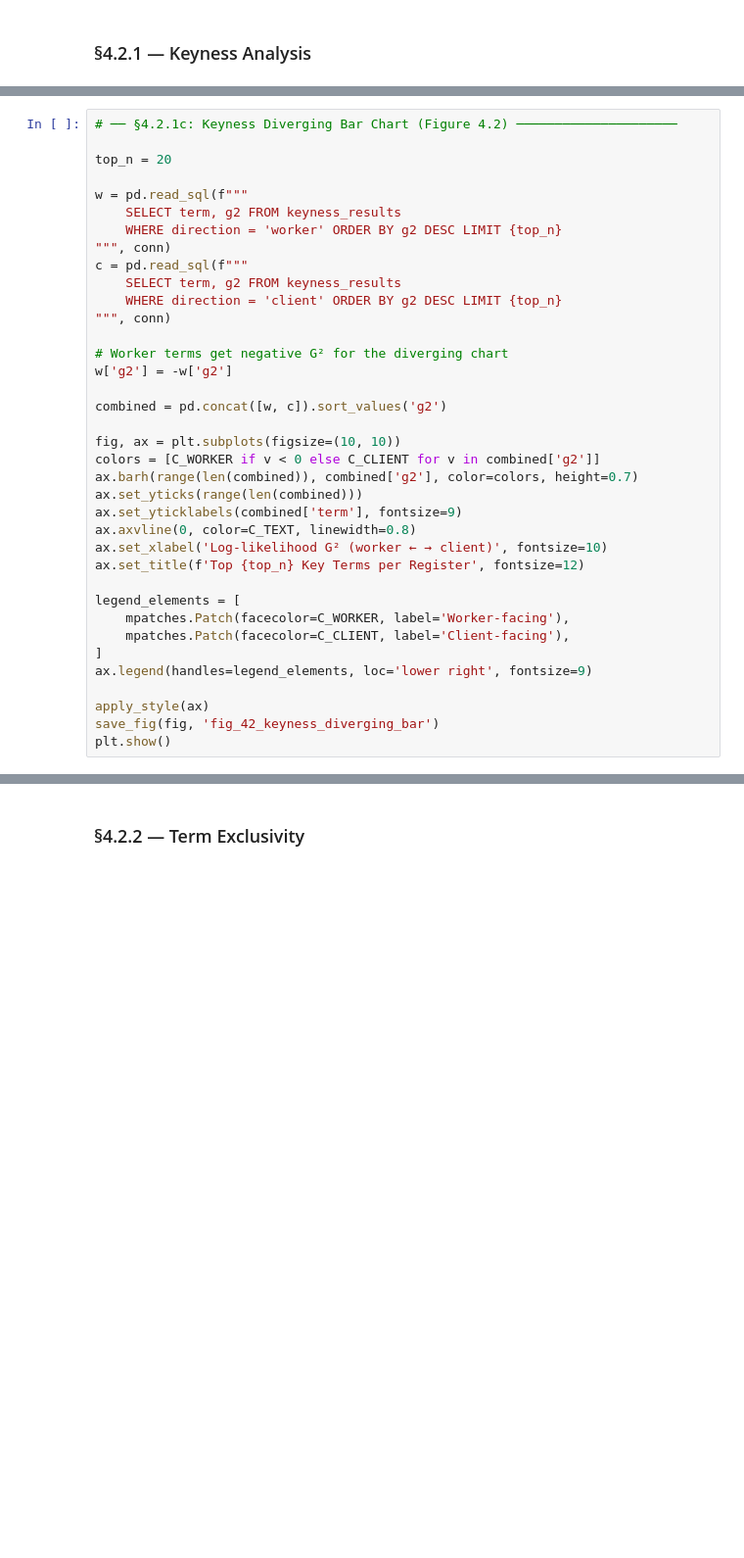
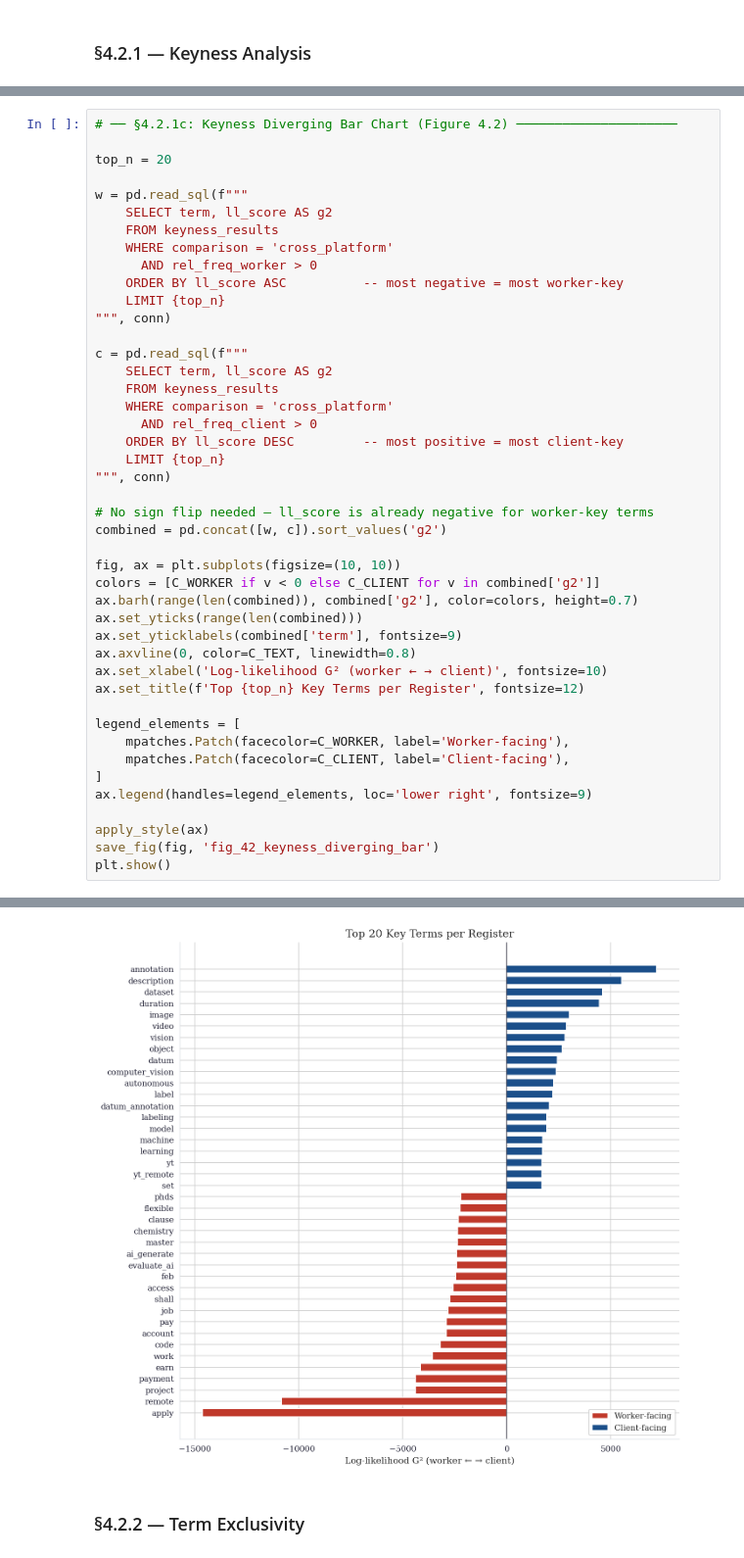
Before and after one commit to yannickkayser/DarkSideofAI, a Jupyter notebook: src2/Chapter4_Results.ipynb, the cells around one changed output, grey strips where cells are left out. Shown at 98% size. Drawn from its saved outputs; the diff is of its cells as text; blank space fills up the shorter version.

```diff
--- a/src2/Chapter4_Results.ipynb
+++ b/src2/Chapter4_Results.ipynb
@@ -377,17 +485,24 @@ print(f'\nLaTeX saved to {FIG_DIR}/tab_client_keyterms.tex')
 top_n = 20
 
 w = pd.read_sql(f"""
-    SELECT term, g2 FROM keyness_results
-    WHERE direction = 'worker' ORDER BY g2 DESC LIMIT {top_n}
-""", conn)
-c = pd.read_sql(f"""
-    SELECT term, g2 FROM keyness_results
-    WHERE direction = 'client' ORDER BY g2 DESC LIMIT {top_n}
+    SELECT term, ll_score AS g2
+    FROM keyness_results
+    WHERE comparison = 'cross_platform'
+      AND rel_freq_worker > 0
+    ORDER BY ll_score ASC          -- most negative = most worker-key
+    LIMIT {top_n}
 """, conn)
 
-# Worker terms get negative G² for the diverging chart
-w['g2'] = -w['g2']
+c = pd.read_sql(f"""
+    SELECT term, ll_score AS g2
+    FROM keyness_results
+    WHERE comparison = 'cross_platform'
+      AND rel_freq_client > 0
+    ORDER BY ll_score DESC         -- most positive = most client-key
+    LIMIT {top_n}
+""", conn)
 
+# No sign flip needed — ll_score is already negative for worker-key terms
 combined = pd.concat([w, c]).sort_values('g2')
 
 fig, ax = plt.subplots(figsize=(10, 10))
@@ -408,3 +523,4 @@ ax.legend(handles=legend_elements, loc='lower right', fontsize=9)
 apply_style(ax)
 save_fig(fig, 'fig_42_keyness_diverging_bar')
 plt.show()
+# %% [output]
@@ -411,2 +528,3 @@ plt.show()
+[figure, added]
 # %% [markdown]
 ### §4.2.2 — Term Exclusivity
```
Also changed, not shown: parts of 26 cells of this notebook, 3 other files.
